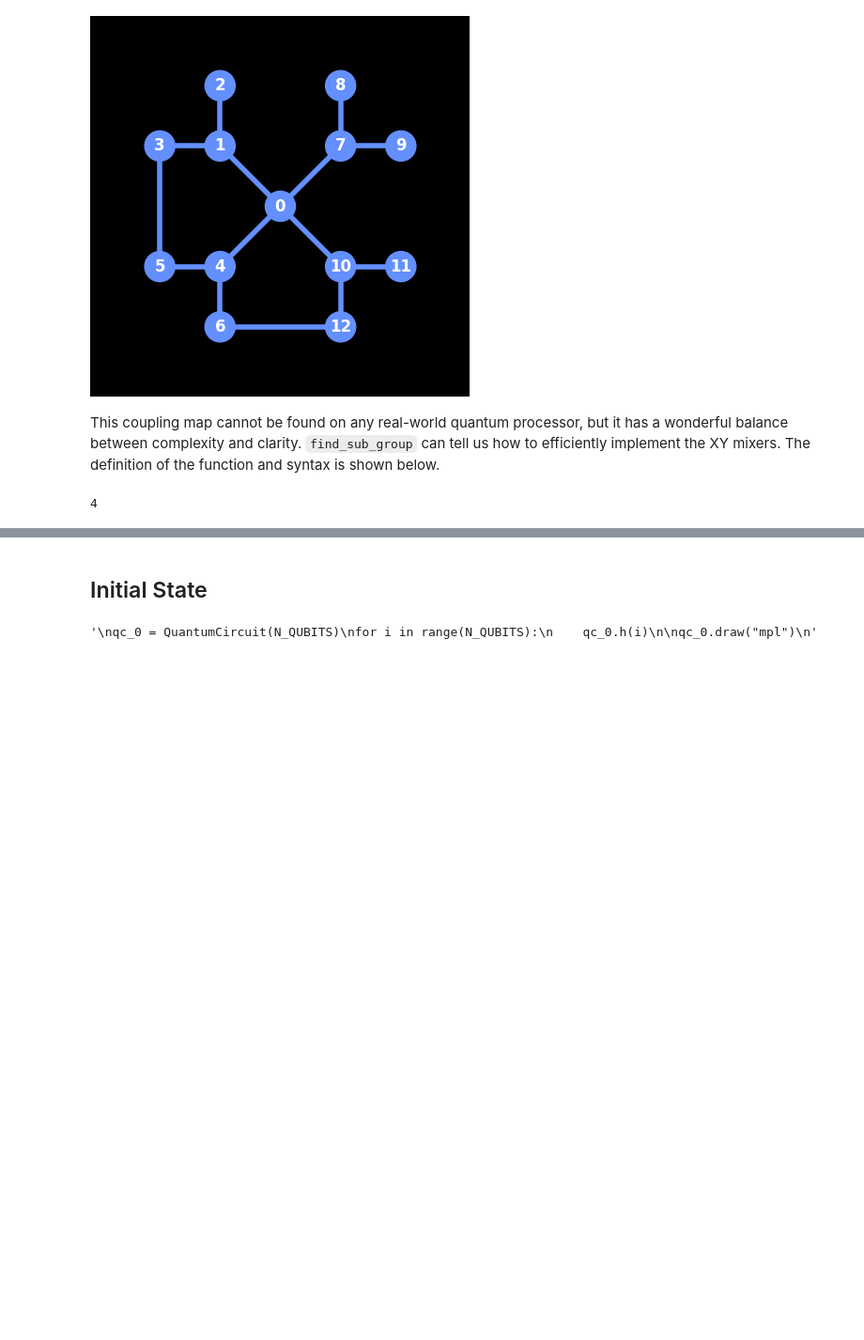
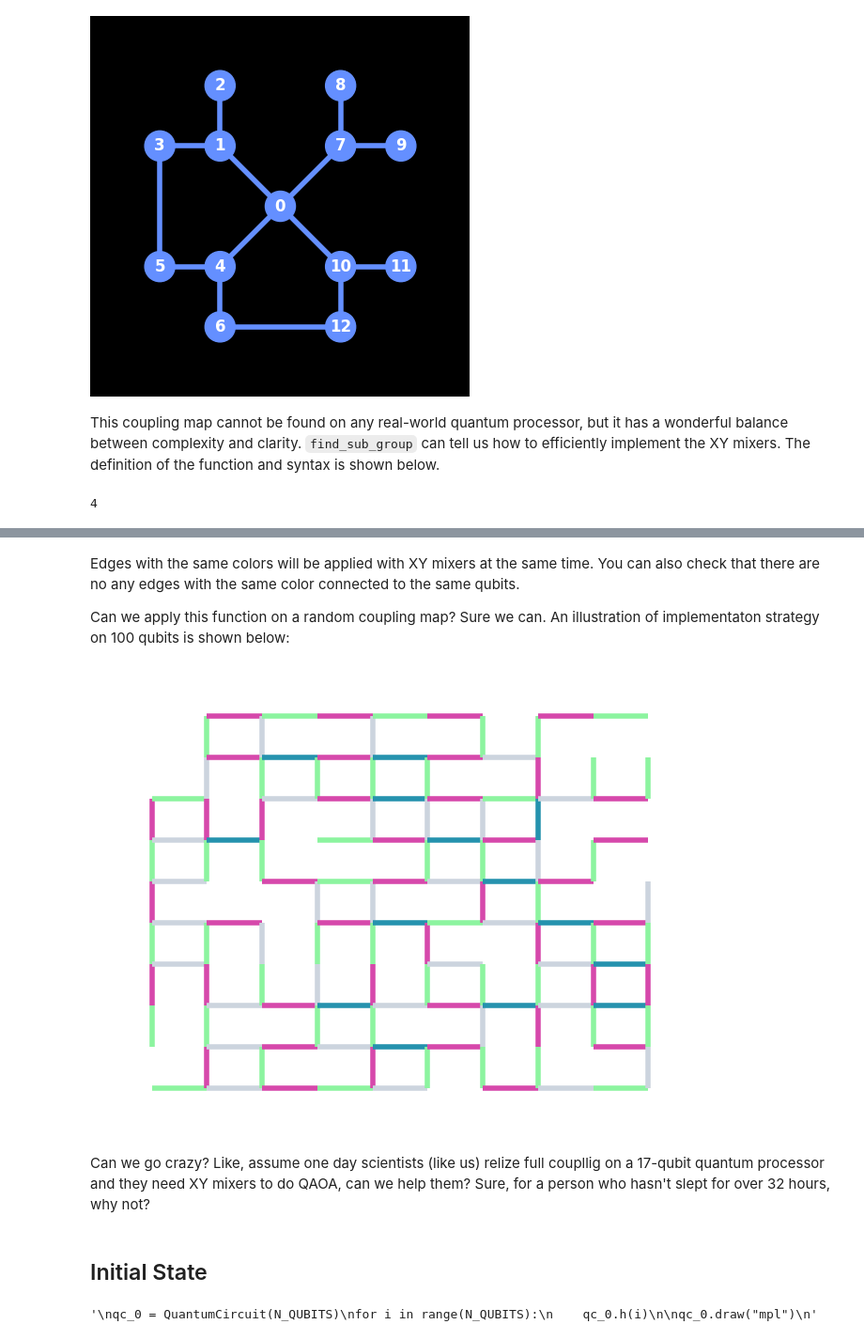
Before and after one commit to Louisanity/HamilToniQ, a Jupyter notebook: SubmissionExample (2).ipynb, the cells around one changed output, grey strips where cells are left out. Shown at 94% size. Cells and saved outputs as stored; diff of their text form; code cells hidden in the pictures; blank space fills up the shorter version.

```diff
--- a/SubmissionExample (2).ipynb
+++ b/SubmissionExample (2).ipynb
@@ -250,3 +257,64 @@ The
+# %% [markdown]
+Edges with the same colors will be applied with XY mixers at the same time. You can also check that there are no any edges with the same color connected to the same qubits.
+
+Can we apply this function on a random coupling map? Sure we can. An illustration of implementaton strategy on 100 qubits is shown below:
+# %%
+import networkx as nx
+
+# Number of nodes (spins) in the SK model
+num_nodes = 64
+
+# Create a fully connected graph
+import networkx as nx
+import matplotlib.pyplot as plt
+import random
+
+rows = 10
+columns = 10
+
+
+def generate_lattice_with_defects(rows, columns, defect_probability):
+    G = nx.Graph()
+
+    # Create nodes
+    for i in range(rows):
+        for j in range(columns):
+            node_id = i * columns + j
+            G.add_node(node_id)
+
+    # Connect nodes with lattice structure
+    for i in range(rows):
+        for j in range(columns):
+            node_id = i * columns + j
+
+            # Connect to the right neighbor
+            if j < columns - 1:
+                G.add_edge(node_id, node_id + 1)
+
+            # Connect to the bottom neighbor
+            if i < rows - 1:
+                G.add_edge(node_id, node_id + columns)
+
+    # Introduce defects
+    for edge in list(G.edges()):
+        if random.random() < defect_probability:
+            G.remove_edge(*edge)
+
+    return G
+
+
+# Generate a 5x5 lattice graph with defects
+graph = generate_lattice_with_defects(rows, columns, 0.2)
+edges = graph.edges()
+grouped_map, color_list = find_sub_group(edges, color=True)
+pos = {i * rows + j: [i, j] for i in range(rows) for j in range(columns)}
+
+# Draw the graph
+nx.draw(graph, alpha=1, width=4, node_size=0, edge_color=color_list, pos=pos)
+# %% [output]
+[figure, added]
+# %% [markdown]
+Can we go crazy? Like, assume one day scientists (like us) relize full coupllig on a 17-qubit quantum processor and they need XY mixers to do QAOA, can we help them? Sure, for a person who hasn't slept for over 32 hours, why not?
 # %% [markdown]
 ## Initial State
 # %%
```
Also changed, not shown: parts of 2 cells of this notebook.
